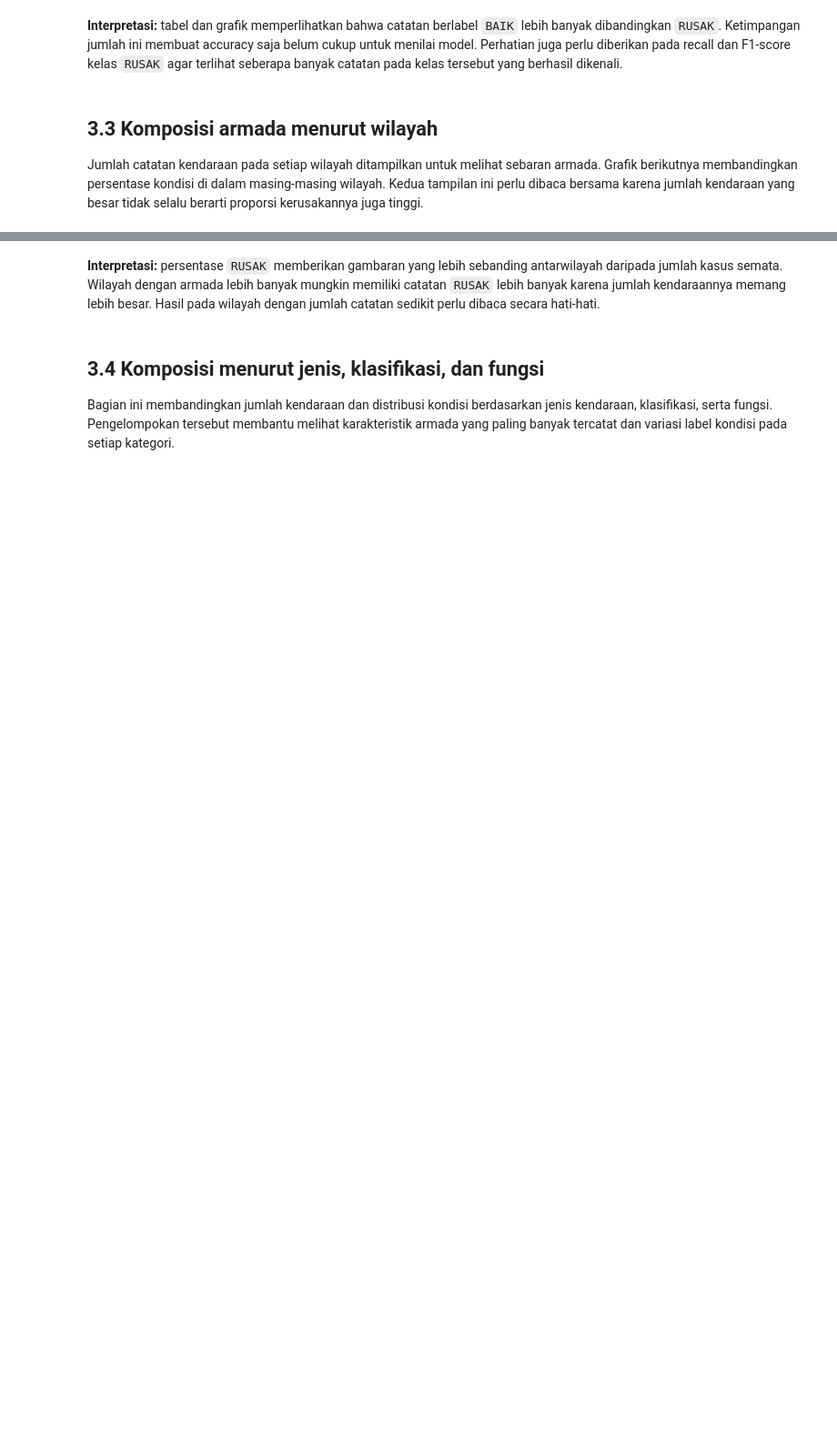
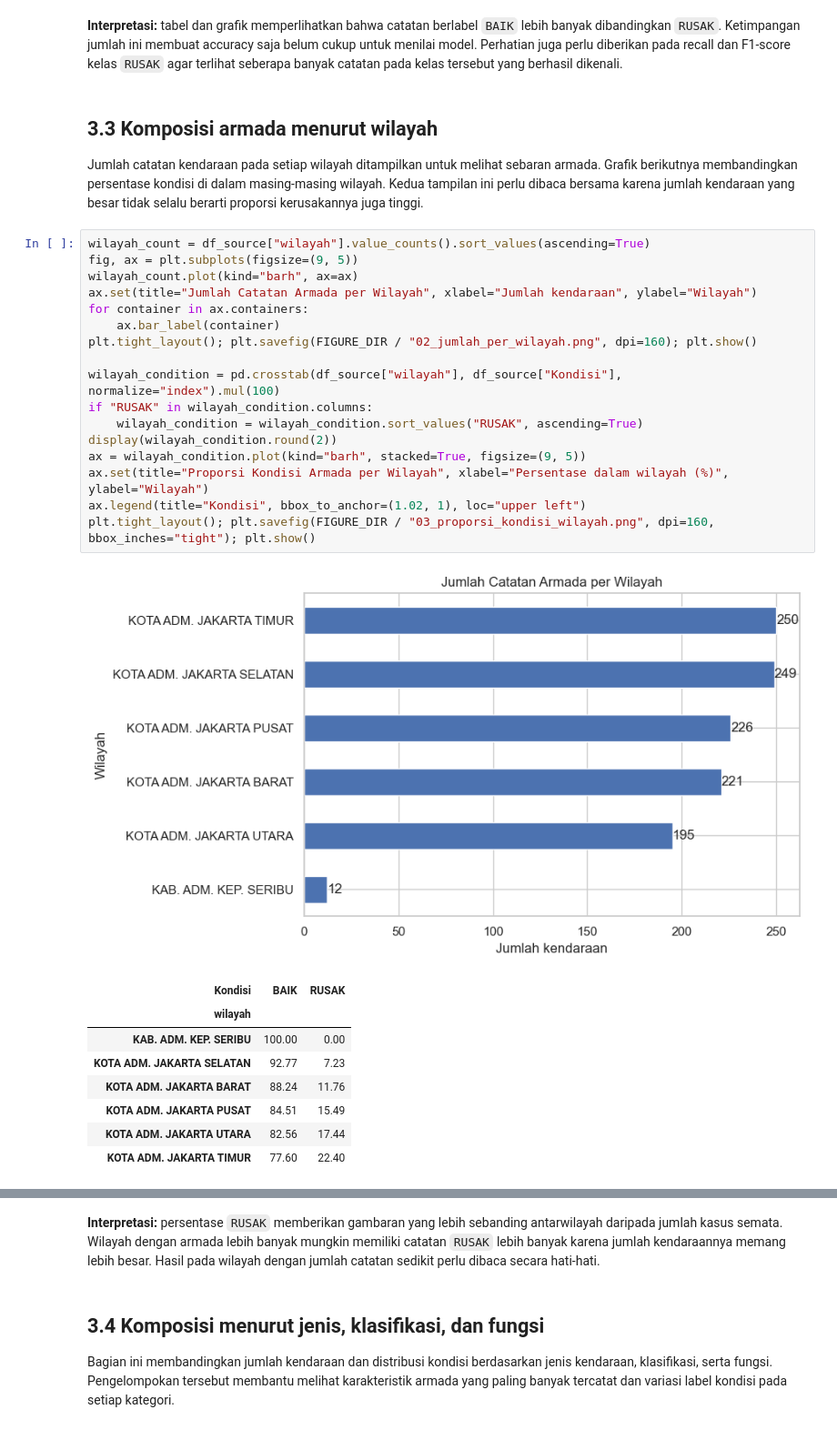
Before and after one commit to Dwiio/50_IF-E_NextLevel, a Jupyter notebook: projek_NextLevel_IF-E.ipynb, the cells around one changed output, grey strips where cells are left out. Shown at 91% size. Saved outputs shown, nothing was run; the diff lists cells and outputs as text; blank space fills up the shorter version.

```diff
--- a/projek_NextLevel_IF-E.ipynb
+++ b/projek_NextLevel_IF-E.ipynb
@@ -251,3 +268,30 @@ Bagian ini memperlihatkan jumlah dan persentase kendaraan berdasarkan label `BAI
 ## 3.3 Komposisi armada menurut wilayah
 
 Jumlah catatan kendaraan pada setiap wilayah ditampilkan untuk melihat sebaran armada. Grafik berikutnya membandingkan persentase kondisi di dalam masing-masing wilayah. Kedua tampilan ini perlu dibaca bersama karena jumlah kendaraan yang besar tidak selalu berarti proporsi kerusakannya juga tinggi.
+# %%
+wilayah_count = df_source["wilayah"].value_counts().sort_values(ascending=True)
+fig, ax = plt.subplots(figsize=(9, 5))
+wilayah_count.plot(kind="barh", ax=ax)
+ax.set(title="Jumlah Catatan Armada per Wilayah", xlabel="Jumlah kendaraan", ylabel="Wilayah")
+for container in ax.containers:
+    ax.bar_label(container)
+plt.tight_layout(); plt.savefig(FIGURE_DIR / "02_jumlah_per_wilayah.png", dpi=160); plt.show()
+
+wilayah_condition = pd.crosstab(df_source["wilayah"], df_source["Kondisi"], normalize="index").mul(100)
+if "RUSAK" in wilayah_condition.columns:
+    wilayah_condition = wilayah_condition.sort_values("RUSAK", ascending=True)
+display(wilayah_condition.round(2))
+ax = wilayah_condition.plot(kind="barh", stacked=True, figsize=(9, 5))
+ax.set(title="Proporsi Kondisi Armada per Wilayah", xlabel="Persentase dalam wilayah (%)", ylabel="Wilayah")
+ax.legend(title="Kondisi", bbox_to_anchor=(1.02, 1), loc="upper left")
+plt.tight_layout(); plt.savefig(FIGURE_DIR / "03_proporsi_kondisi_wilayah.png", dpi=160, bbox_inches="tight"); plt.show()
+# %% [output]
+[figure, added]
+| Kondisi | BAIK | RUSAK |
+| wilayah |  |  |
+| KAB. ADM. KEP. SERIBU | 100.00 | 0.00 |
+| KOTA ADM. JAKARTA SELATAN | 92.77 | 7.23 |
+| KOTA ADM. JAKARTA BARAT | 88.24 | 11.76 |
+| KOTA ADM. JAKARTA PUSAT | 84.51 | 15.49 |
+| KOTA ADM. JAKARTA UTARA | 82.56 | 17.44 |
+| KOTA ADM. JAKARTA TIMUR | 77.60 | 22.40 |
```
Also changed, not shown: parts of 7 cells of this notebook.
